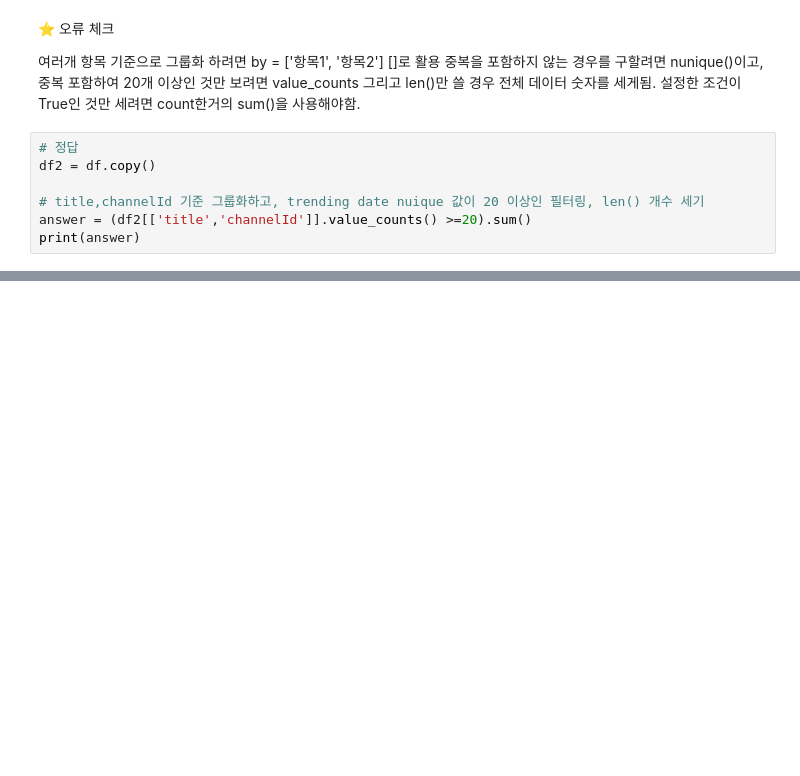
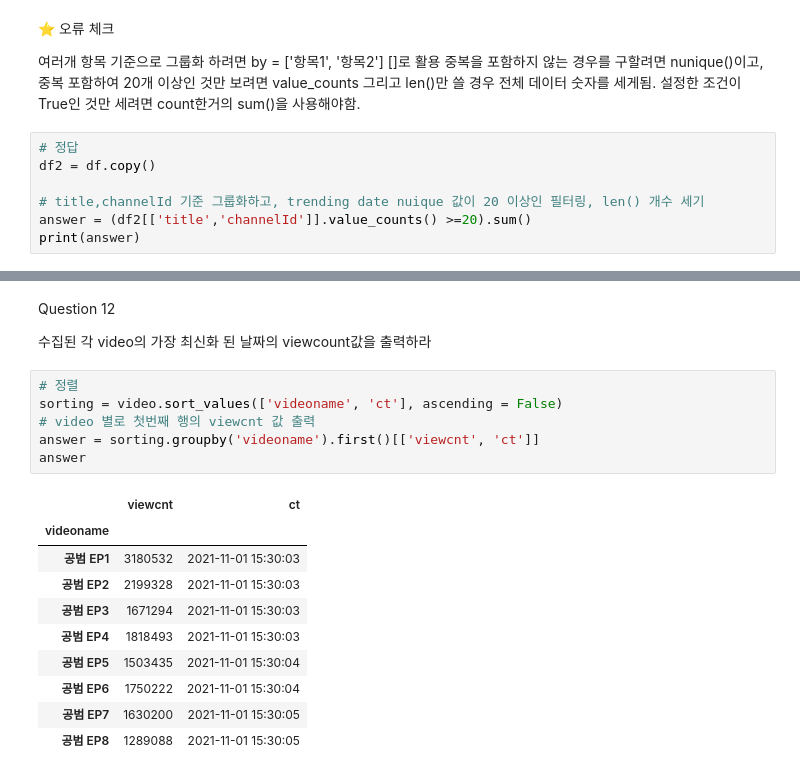
Before and after one commit to JEEEUN-LEE/Coding-Practice, a Jupyter notebook: D190_197_DataManim.ipynb, the cells around one changed output, grey strips where cells are left out. Cells and saved outputs as stored; diff of their text form; blank space fills up the shorter version.

```diff
--- a/D190_DM1-01.ipynb
+++ b/D190_197_DataManim.ipynb
@@ -218,0 +262,21 @@ print(answer)
+# %% [markdown]
+Question 12
+
+수집된 각 video의 가장 최신화 된 날짜의 viewcount값을 출력하라
+# %%
+# 정렬
+sorting = video.sort_values(['videoname', 'ct'], ascending = False)
+# video 별로 첫번째 행의 viewcnt 값 출력
+answer = sorting.groupby('videoname').first()[['viewcnt', 'ct']]
+answer
+# %% [output]
+|  | viewcnt | ct |
+| videoname |  |  |
+| 공범 EP1 | 3180532 | 2021-11-01 15:30:03 |
+| 공범 EP2 | 2199328 | 2021-11-01 15:30:03 |
+| 공범 EP3 | 1671294 | 2021-11-01 15:30:03 |
+| 공범 EP4 | 1818493 | 2021-11-01 15:30:03 |
+| 공범 EP5 | 1503435 | 2021-11-01 15:30:04 |
+| 공범 EP6 | 1750222 | 2021-11-01 15:30:04 |
+| 공범 EP7 | 1630200 | 2021-11-01 15:30:05 |
+| 공범 EP8 | 1289088 | 2021-11-01 15:30:05 |
```
Also changed, not shown: parts of 13 cells of this notebook.
